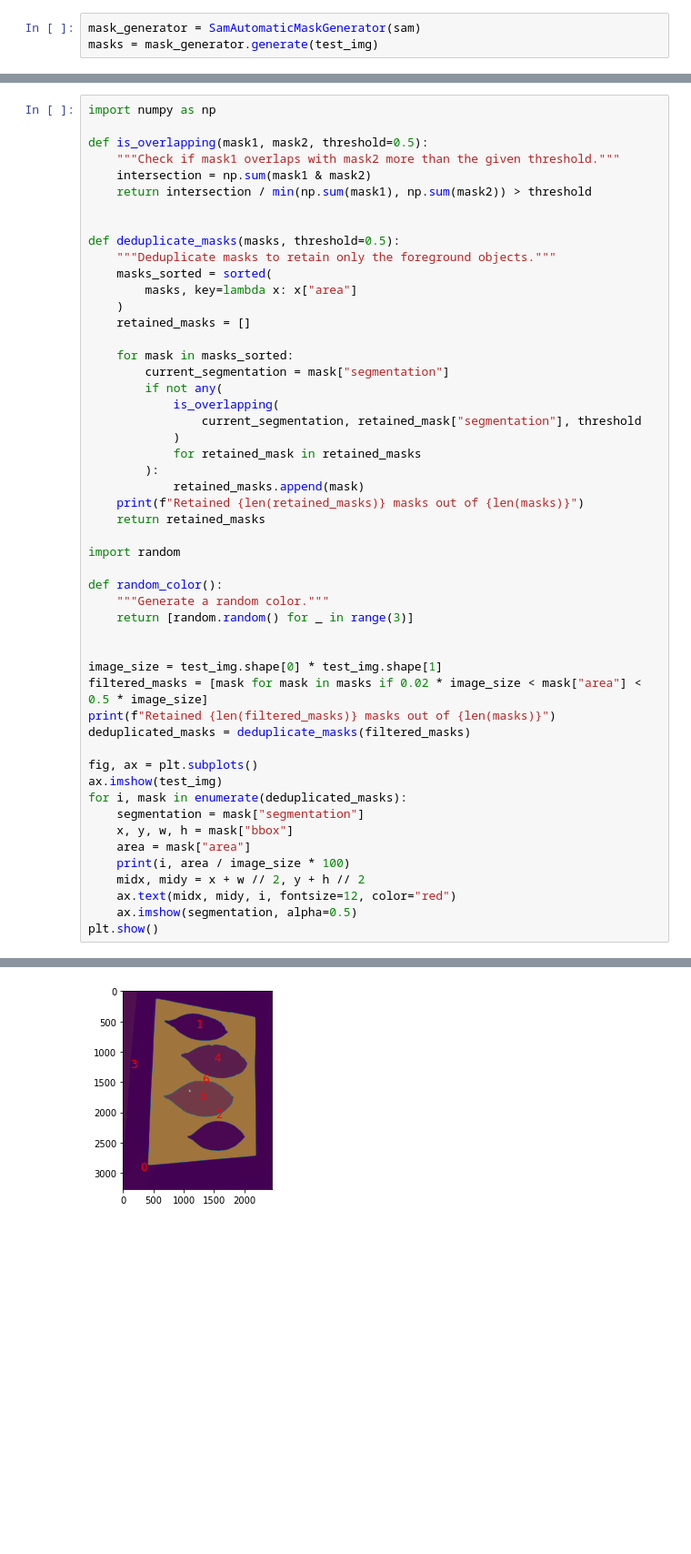
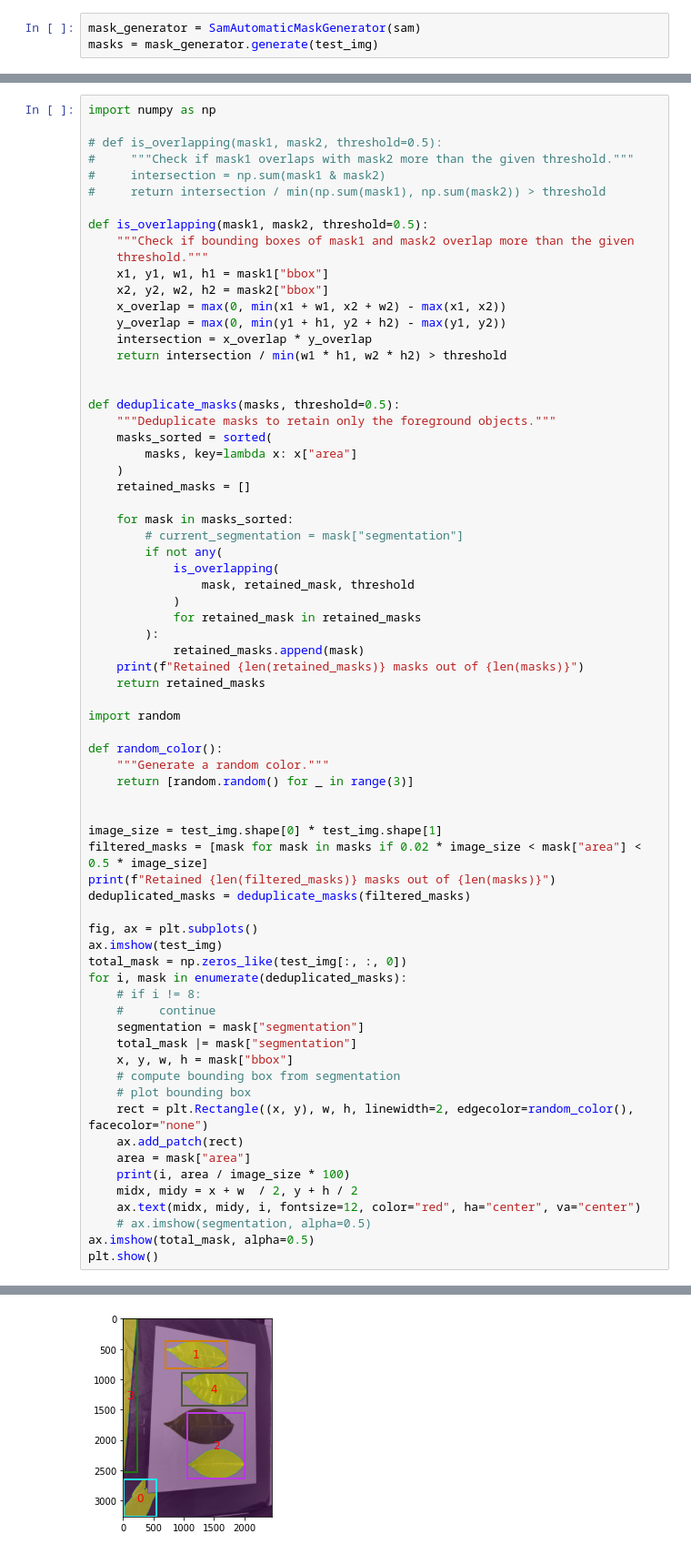
Before and after one commit to tanghaibao/bio-pipeline, a Jupyter notebook: notebooks/segment-anything/Segment Anything.ipynb, the cells around one changed output, grey strips where cells are left out. Shown at 91% size. Cells and saved outputs as stored; diff of their text form; blank space fills up the shorter version.

```diff
--- a/notebooks/segment-anything/Segment Anything.ipynb
+++ b/notebooks/segment-anything/Segment Anything.ipynb
@@ -42,10 +42,20 @@ masks
 # %%
 import numpy as np
 
+# def is_overlapping(mask1, mask2, threshold=0.5):
+#     """Check if mask1 overlaps with mask2 more than the given threshold."""
+#     intersection = np.sum(mask1 & mask2)
+#     return intersection / min(np.sum(mask1), np.sum(mask2)) > threshold
+
 def is_overlapping(mask1, mask2, threshold=0.5):
-    """Check if mask1 overlaps with mask2 more than the given threshold."""
-    intersection = np.sum(mask1 & mask2)
-    return intersection / min(np.sum(mask1), np.sum(mask2)) > threshold
+    """Check if bounding boxes of mask1 and mask2 overlap more than the given
+    threshold."""
+    x1, y1, w1, h1 = mask1["bbox"]
+    x2, y2, w2, h2 = mask2["bbox"]
+    x_overlap = max(0, min(x1 + w1, x2 + w2) - max(x1, x2))
+    y_overlap = max(0, min(y1 + h1, y2 + h2) - max(y1, y2))
+    intersection = x_overlap * y_overlap
+    return intersection / min(w1 * h1, w2 * h2) > threshold
 
 
 def deduplicate_masks(masks, threshold=0.5):
@@ -56,10 +66,10 @@ def deduplicate_masks(masks, threshold=0.5):
     retained_masks = []
 
     for mask in masks_sorted:
-        current_segmentation = mask["segmentation"]
+        # current_segmentation = mask["segmentation"]
         if not any(
             is_overlapping(
-                current_segmentation, retained_mask["segmentation"], threshold
+                mask, retained_mask, threshold
             )
             for retained_mask in retained_masks
         ):
@@ -81,14 +91,23 @@ deduplicated_masks = deduplicate_masks(filtered_masks)
 
 fig, ax = plt.subplots()
 ax.imshow(test_img)
+total_mask = np.zeros_like(test_img[:, :, 0])
 for i, mask in enumerate(deduplicated_masks):
+    # if i != 8:
+    #     continue
     segmentation = mask["segmentation"]
+    total_mask |= mask["segmentation"]
     x, y, w, h = mask["bbox"]
+    # compute bounding box from segmentation
+    # plot bounding box
+    rect = plt.Rectangle((x, y), w, h, linewidth=2, edgecolor=random_color(), facecolor="none")
+    ax.add_patch(rect)
     area = mask["area"]
     print(i, area / image_size * 100)
-    midx, midy = x + w // 2, y + h // 2
-    ax.text(midx, midy, i, fontsize=12, color="red")
-    ax.imshow(segmentation, alpha=0.5)
+    midx, midy = x + w  / 2, y + h / 2
+    ax.text(midx, midy, i, fontsize=12, color="red", ha="center", va="center")
+    # ax.imshow(segmentation, alpha=0.5)
+ax.imshow(total_mask, alpha=0.5)
 plt.show()
 # %% [output]
 Retained 10 masks out of 27
@@ -103 +120 @@ Retained 7 masks out of 10
-[figure, old version]
+[figure, new version]
```
Also changed, not shown: parts of 2 cells of this notebook.
